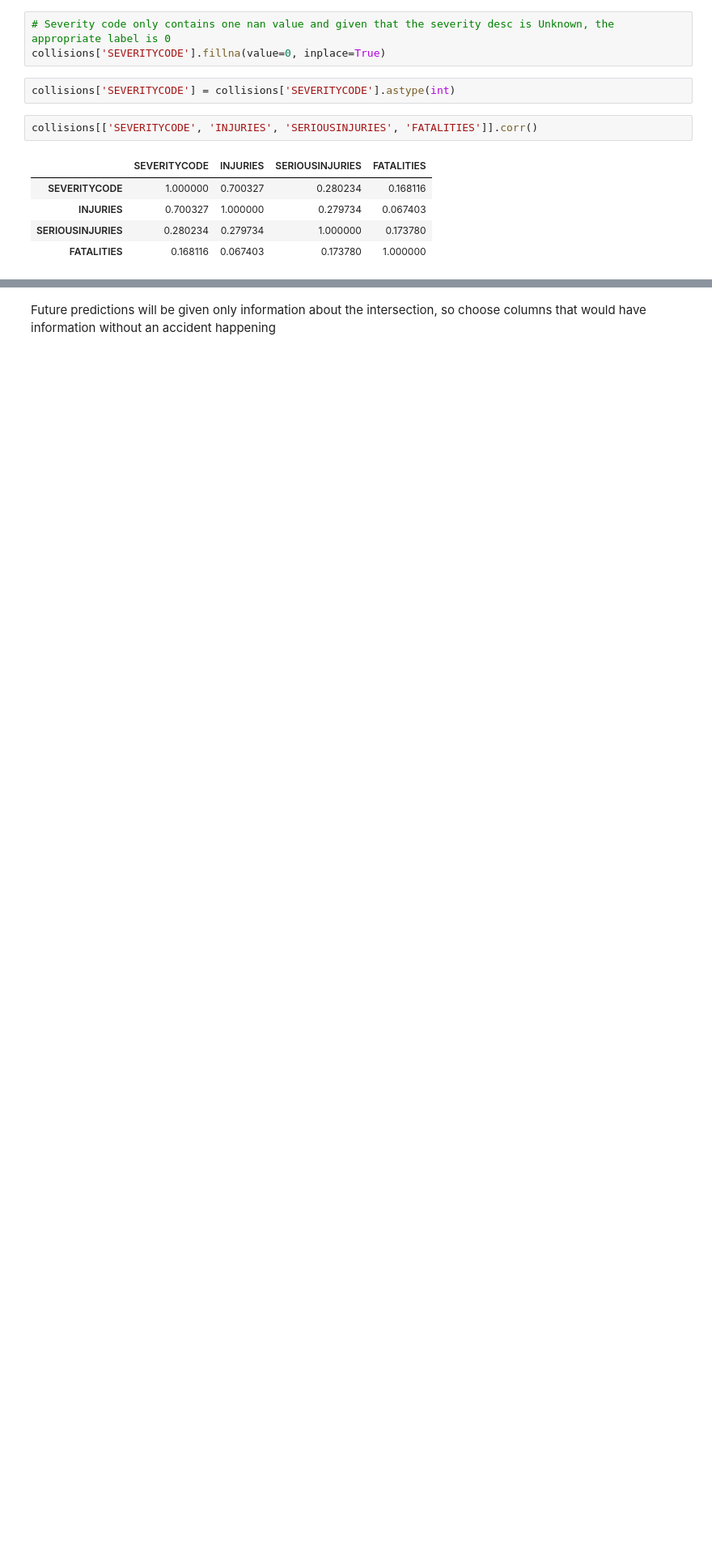
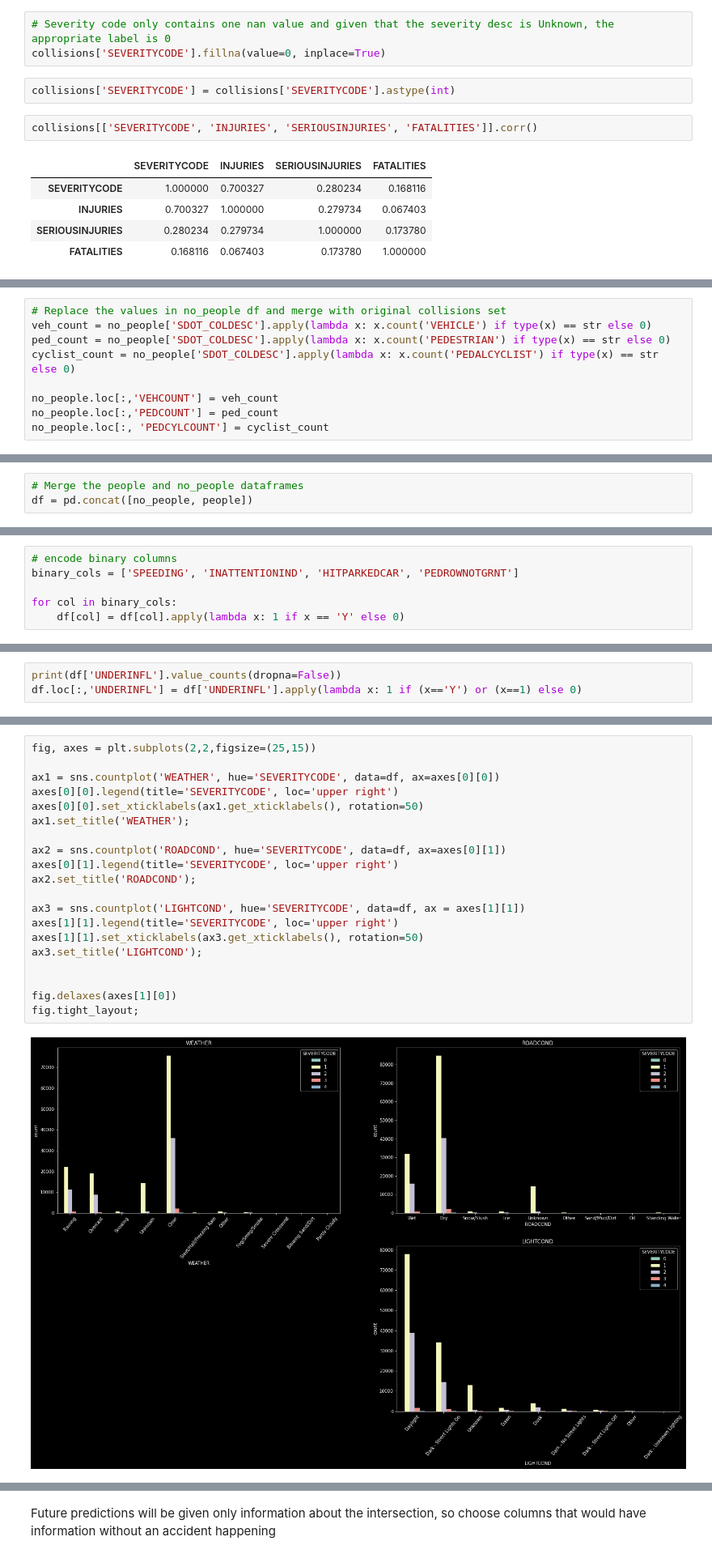
Before and after one commit to DataCircles/traffic_collisions_ml_team1, a Jupyter notebook: notebooks/cindy_model1.ipynb, the cells around one changed output, grey strips where cells are left out. Shown: that part at 81% size. Cells and saved outputs as stored; diff of their text form; blank space fills up the shorter version.

```diff
--- a/notebooks/cindy_model1.ipynb
+++ b/notebooks/cindy_model1.ipynb
@@ -103,0 +105,9 @@ collisions[['SEVERITYCODE', 'INJURIES', 'SERIOUSINJURIES', 'FATALITIES']].head()
+# %%
+# Replace the values in no_people df and merge with original collisions set
+veh_count = no_people['SDOT_COLDESC'].apply(lambda x: x.count('VEHICLE') if type(x) == str else 0)
+ped_count = no_people['SDOT_COLDESC'].apply(lambda x: x.count('PEDESTRIAN') if type(x) == str else 0)
+cyclist_count = no_people['SDOT_COLDESC'].apply(lambda x: x.count('PEDALCYCLIST') if type(x) == str else 0)
+
+no_people.loc[:,'VEHCOUNT'] = veh_count
+no_people.loc[:,'PEDCOUNT'] = ped_count
+no_people.loc[:, 'PEDCYLCOUNT'] = cyclist_count
@@ -103,0 +120,3 @@ collisions[['SEVERITYCODE', 'INJURIES', 'SERIOUSINJURIES', 'FATALITIES']].head()
+# %%
+# Merge the people and no_people dataframes
+df = pd.concat([no_people, people])
@@ -103,0 +135,6 @@ collisions[['SEVERITYCODE', 'INJURIES', 'SERIOUSINJURIES', 'FATALITIES']].head()
+# %%
+# encode binary columns
+binary_cols = ['SPEEDING', 'INATTENTIONIND', 'HITPARKEDCAR', 'PEDROWNOTGRNT']
+
+for col in binary_cols:
+    df[col] = df[col].apply(lambda x: 1 if x == 'Y' else 0)
@@ -103,0 +153,3 @@ collisions[['SEVERITYCODE', 'INJURIES', 'SERIOUSINJURIES', 'FATALITIES']].head()
+# %%
+print(df['UNDERINFL'].value_counts(dropna=False))
+df.loc[:,'UNDERINFL'] = df['UNDERINFL'].apply(lambda x: 1 if (x=='Y') or (x==1) else 0)
@@ -103,0 +195,22 @@ collisions[['SEVERITYCODE', 'INJURIES', 'SERIOUSINJURIES', 'FATALITIES']].head()
+# %%
+fig, axes = plt.subplots(2,2,figsize=(25,15))
+
+ax1 = sns.countplot('WEATHER', hue='SEVERITYCODE', data=df, ax=axes[0][0])
+axes[0][0].legend(title='SEVERITYCODE', loc='upper right')
+axes[0][0].set_xticklabels(ax1.get_xticklabels(), rotation=50)
+ax1.set_title('WEATHER');
+
+ax2 = sns.countplot('ROADCOND', hue='SEVERITYCODE', data=df, ax=axes[0][1])
+axes[0][1].legend(title='SEVERITYCODE', loc='upper right')
+ax2.set_title('ROADCOND');
+
+ax3 = sns.countplot('LIGHTCOND', hue='SEVERITYCODE', data=df, ax = axes[1][1])
+axes[1][1].legend(title='SEVERITYCODE', loc='upper right')
+axes[1][1].set_xticklabels(ax3.get_xticklabels(), rotation=50)
+ax3.set_title('LIGHTCOND');
+
+
+fig.delaxes(axes[1][0])
+fig.tight_layout;
+# %% [output]
+[figure, added]
```
Also changed, not shown: parts of 20 cells of this notebook.
